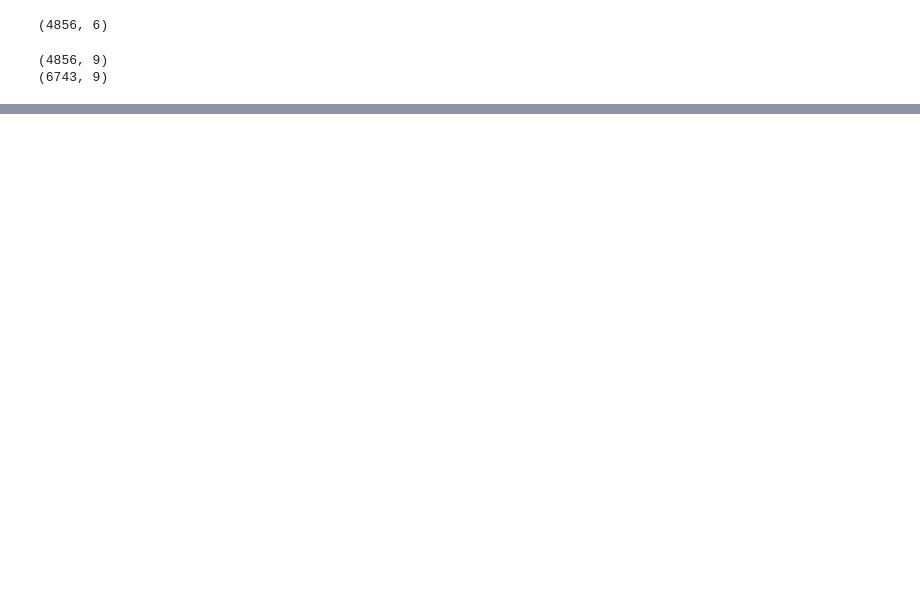
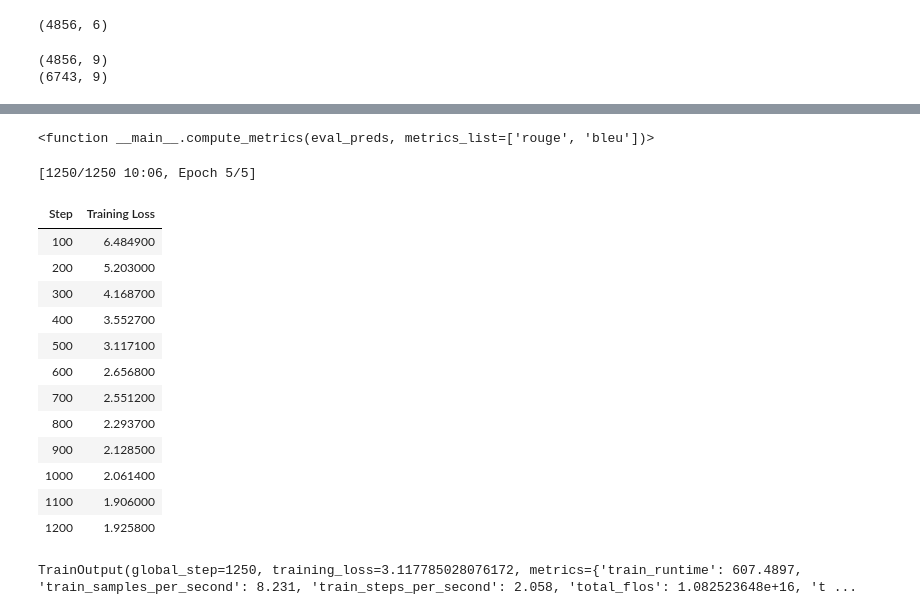
Before and after one commit to QuantLet/Encode-the-Qode, a Jupyter notebook: Quantlet/code_description2project_description/code2description_fine_tune.ipynb, the cells around one changed output, grey strips where cells are left out. Saved outputs shown, nothing was run; the diff lists cells and outputs as text; code cells hidden in the pictures; blank space fills up the shorter version.

```diff
--- a/Quantlet/code_description2project_description/code2description_fine_tune.ipynb
+++ b/Quantlet/code_description2project_description/code2description_fine_tune.ipynb
@@ -123,7 +161,6 @@ print(df_long.shape)
 # %%
-model=AutoModelWithLMHead.from_pretrained("SEBIS/code_trans_t5_large_source_code_summarization_python_multitask")
-tokenizer=AutoTokenizer.from_pretrained("SEBIS/code_trans_t5_large_source_code_summarization_python_multitask",
-                                        skip_special_tokens=False)
+model=AutoModelWithLMHead.from_pretrained(model_name)
+tokenizer=AutoTokenizer.from_pretrained(model_name, skip_special_tokens=False)
 model.to(device)
 print(device)
 # %% [output]
@@ -229,7 +266,7 @@ def postprocess_text(preds, labels):
 
     return preds, labels
 # %%
-def compute_metrics(eval_preds):
+def compute_metrics(eval_preds, metrics_list=['rouge', 'bleu']):
 
     preds, labels = eval_preds
 
@@ -242,19 +279,28 @@ def compute_metrics(eval_preds):
     labels = np.where(labels != -100, labels, tokenizer.pad_token_id)
     decoded_labels = tokenizer.batch_decode(labels, skip_special_tokens=True)
 
-    # Some simple post-processing
+    # POST PROCESSING
     decoded_preds, decoded_labels = postprocess_text(decoded_preds, decoded_labels)
 
-    result = metric.compute(
-        predictions=decoded_preds, references=decoded_labels, use_stemmer=True
-    )
+    results_dict = {}
+    for metric in metrics_list:
+        metric = evaluate.load(metric)
 
-    # Extract a few results from ROUGE
-    result = {key: value * 100 for key, value in result.items()}
+        if metric=='bleu':
+          result = metric.compute(
+            predictions=decoded_preds, references=decoded_labels
+        )
+        else:
+          result = metric.compute(
+              predictions=decoded_preds, references=decoded_labels, use_stemmer=True
+          )
 
-    prediction_lens = [
-        np.count_nonzero(pred != tokenizer.pad_token_id) for pred in preds
-    ]
-    result["gen_len"] = np.mean(prediction_lens)
-    result = {k: round(v, 4) for k, v in result.items()}
-    return result
+        result = {key: value * 100 for key, value in result.items()}
+
+        prediction_lens = [
+            np.count_nonzero(pred != tokenizer.pad_token_id) for pred in preds
+        ]
+        result["gen_len"] = np.mean(prediction_lens)
+        result = {k: round(v, 4) for k, v in result.items()}
+        results_dict.update(result)
+    return results_dict
@@ -264,10 +307,14 @@ metric = evaluate.load("rouge")
+# %%
+compute_metrics
+# %% [output]
+<function __main__.compute_metrics(eval_preds, metrics_list=['rouge', 'bleu'])>
 # %%
 training_args = Seq2SeqTrainingArguments(
     output_dir="results",
     num_train_epochs=5,  # demo
     do_train=True,
     do_eval=True,
-    per_device_train_batch_size=16,  # demo
+    per_device_train_batch_size=4,  # demo
     per_device_eval_batch_size=16,
     # learning_rate=3e-05,
     warmup_steps=500,
@@ -293,3 +340,21 @@ trainer = Seq2SeqTrainer(
 )
 # %%
 trainer.evaluate()
+# %%
+trainer.train()
+# %% [output]
+[1250/1250 10:06, Epoch 5/5]
+| Step | Training Loss |
+| 100 | 6.484900 |
+| 200 | 5.203000 |
+| 300 | 4.168700 |
+| 400 | 3.552700 |
+| 500 | 3.117100 |
+| 600 | 2.656800 |
+| 700 | 2.551200 |
+| 800 | 2.293700 |
+| 900 | 2.128500 |
+| 1000 | 2.061400 |
+| 1100 | 1.906000 |
+| 1200 | 1.925800 |
+TrainOutput(global_step=1250, training_loss=3.117785028076172, metrics={'train_runtime': 607.4897, 'train_samples_per_second': 8.231, 'train_steps_per_second': 2.058, 'total_flos': 1.082523648e+16, 't ...
```
Also changed, not shown: parts of 13 cells of this notebook.
